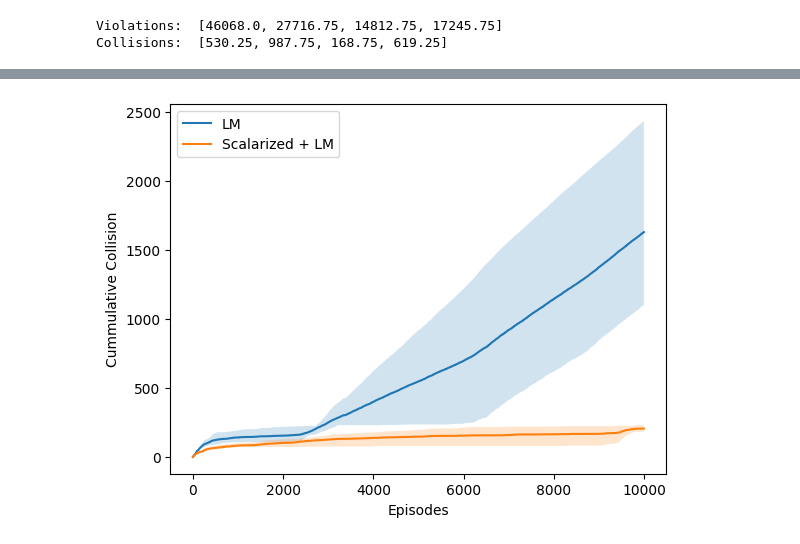
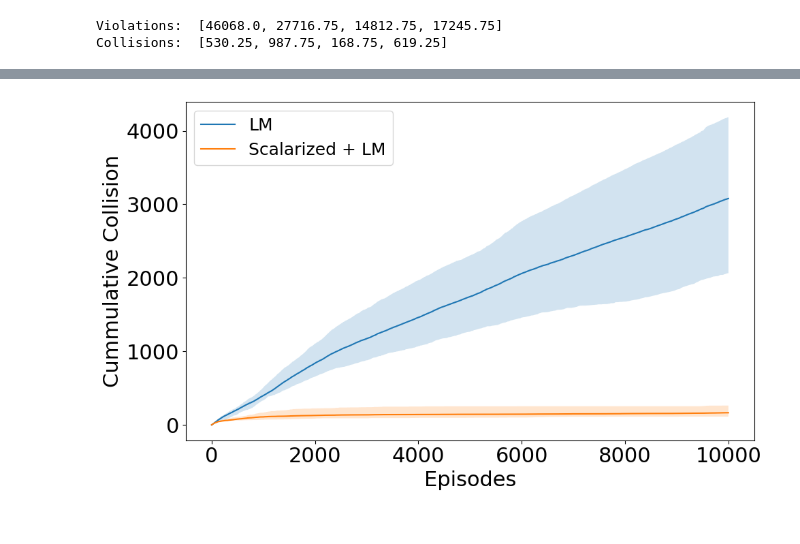
Before and after one commit to pML0x0/Scalarized-LM-SAC, a Jupyter notebook: Analysis.ipynb, the cells around one changed output, grey strips where cells are left out. Cells and saved outputs as stored; diff of their text form; code cells hidden in the pictures.

```diff
--- a/Analysis.ipynb
+++ b/Analysis.ipynb
@@ -326,16 +420,16 @@ Scalarized_Lagrange6 = torch.load("/home/padjei/Desktop/Models/NewScalarizedLagr
 Lagrange_violations0 = np.cumsum( Lagrange0["violations"] )
 Lagrange_violations1 = np.cumsum( Lagrange1["violations"] )
 Lagrange_violations2 = np.cumsum( Lagrange2["violations"] )
-Lagrange_violations3 = np.cumsum( Lagrange3["violations"] )
 Lagrange_violations4 = np.cumsum( Lagrange4["violations"] )
 
-Lagrange_data = [Lagrange_violations0, Lagrange_violations1, Lagrange_violations2, Lagrange_violations3]
+Lagrange_data = [Lagrange_violations0, Lagrange_violations1, Lagrange_violations2, Lagrange_violations4]
 
-Scalarized_Lagrange3 = np.cumsum( limit_001_seed0["violations"] )
-Scalarized_Lagrange4 = np.cumsum( limit_001_seed1["violations"] )
-Scalarized_Lagrange6 = np.cumsum( limit_001_seed2["violations"] )
+Scalarized_violations0 = np.cumsum( Scalarized_Lagrange0["violations"] )
+Scalarized_violations1 = np.cumsum( Scalarized_Lagrange1["violations"] )
+Scalarized_violations2 = np.cumsum( Scalarized_Lagrange2["violations"] )
+Scalarized_violations4 = np.cumsum( Scalarized_Lagrange4["violations"] )
 
-Scalarized_Lagrange_data = [ Scalarized_Lagrange4, Scalarized_Lagrange6]
+Scalarized_Lagrange_data = [ Scalarized_violations0, Scalarized_violations1, Scalarized_violations2, Scalarized_violations4]
 
 data = [Lagrange_data, Scalarized_Lagrange_data]
 
@@ -345,21 +439,21 @@ ploting_avarage_with_min_max(data, "Cummulative Violations", "Episodes", ["LM","
 # %%
-Lagrange_crashes0 = np.cumsum( Lagrange0["crashes"] )
-Lagrange_crashes1 = np.cumsum( Lagrange1["crashes"] )
-Lagrange_crashes2 = np.cumsum( Lagrange2["crashes"] )
-Lagrange_crashes3 = np.cumsum( Lagrange3["crashes"] )
-Lagrange_crashes4 = np.cumsum( Lagrange4["crashes"] )
+Lagrange_violations0 = np.cumsum( Lagrange0["crashes"] )
+Lagrange_violations1 = np.cumsum( Lagrange1["crashes"] )
+Lagrange_violations2 = np.cumsum( Lagrange2["crashes"] )
+Lagrange_violations4 = np.cumsum( Lagrange4["crashes"] )
 
-Lagrange_data = [Lagrange_crashes0, Lagrange_crashes1, Lagrange_crashes3]
+Lagrange_data = [Lagrange_violations0, Lagrange_violations1, Lagrange_violations2, Lagrange_violations4]
 
-Scalarized_Lagrange_crashes3 = np.cumsum( limit_001_seed0["crashes"] )
-Scalarized_Lagrange_crashes4 = np.cumsum( limit_001_seed1["crashes"] )
-Scalarized_Lagrange_crashes6 = np.cumsum( limit_001_seed2["crashes"] )
+Scalarized_violations0 = np.cumsum( Scalarized_Lagrange0["crashes"] )
+Scalarized_violations1 = np.cumsum( Scalarized_Lagrange1["crashes"] )
+Scalarized_violations2 = np.cumsum( Scalarized_Lagrange2["crashes"] )
+Scalarized_violations4 = np.cumsum( Scalarized_Lagrange4["crashes"] )
 
-Scalarized_Lagrange_data = [Scalarized_Lagrange_crashes3, Scalarized_Lagrange_crashes4, Scalarized_Lagrange_crashes6]
+Scalarized_Lagrange_data = [ Scalarized_violations0, Scalarized_violations1, Scalarized_violations2, Scalarized_violations4]
 
 data = [Lagrange_data, Scalarized_Lagrange_data]
 
 ploting_avarage_with_min_max(data, "Cummulative Collision", "Episodes", ["LM","Scalarized + LM"], SaveAs="Cumulative_Collisions")
 # %% [output]
-[figure, old version]
+[figure, new version]
 # %%
```
Also changed, not shown: parts of 15 cells of this notebook.
